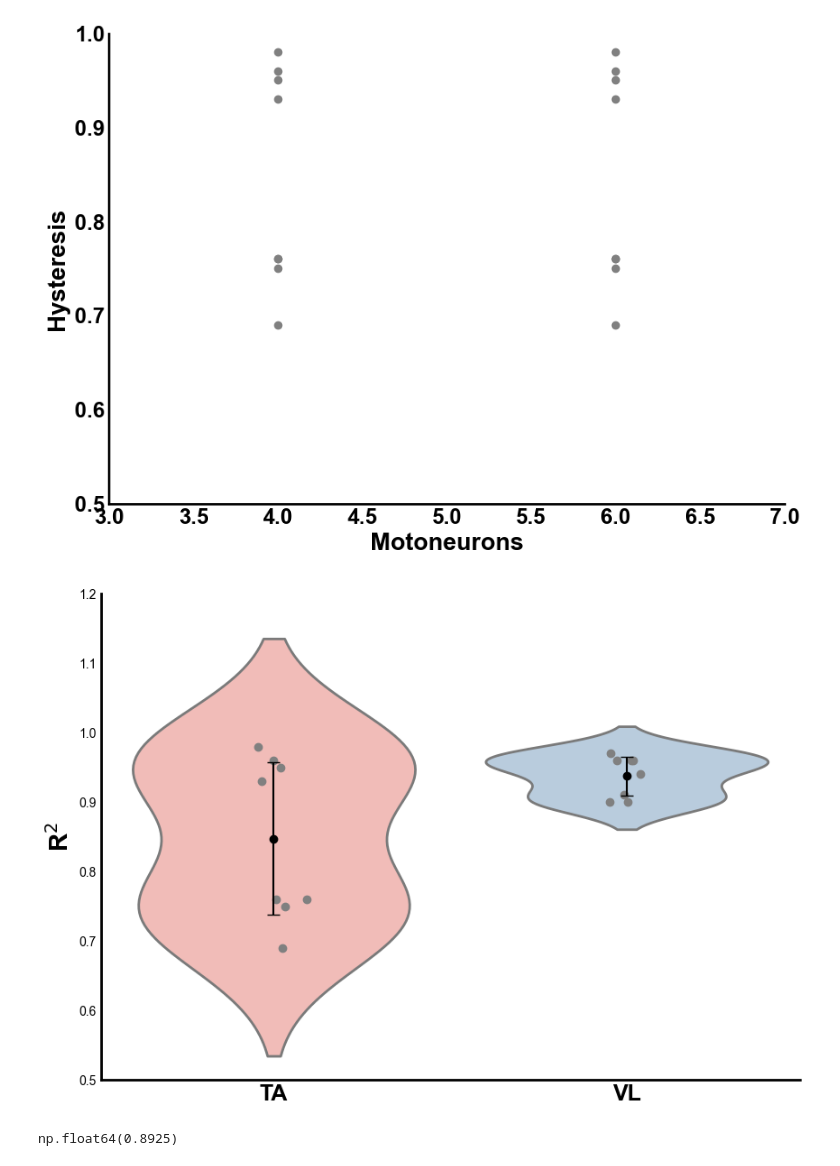
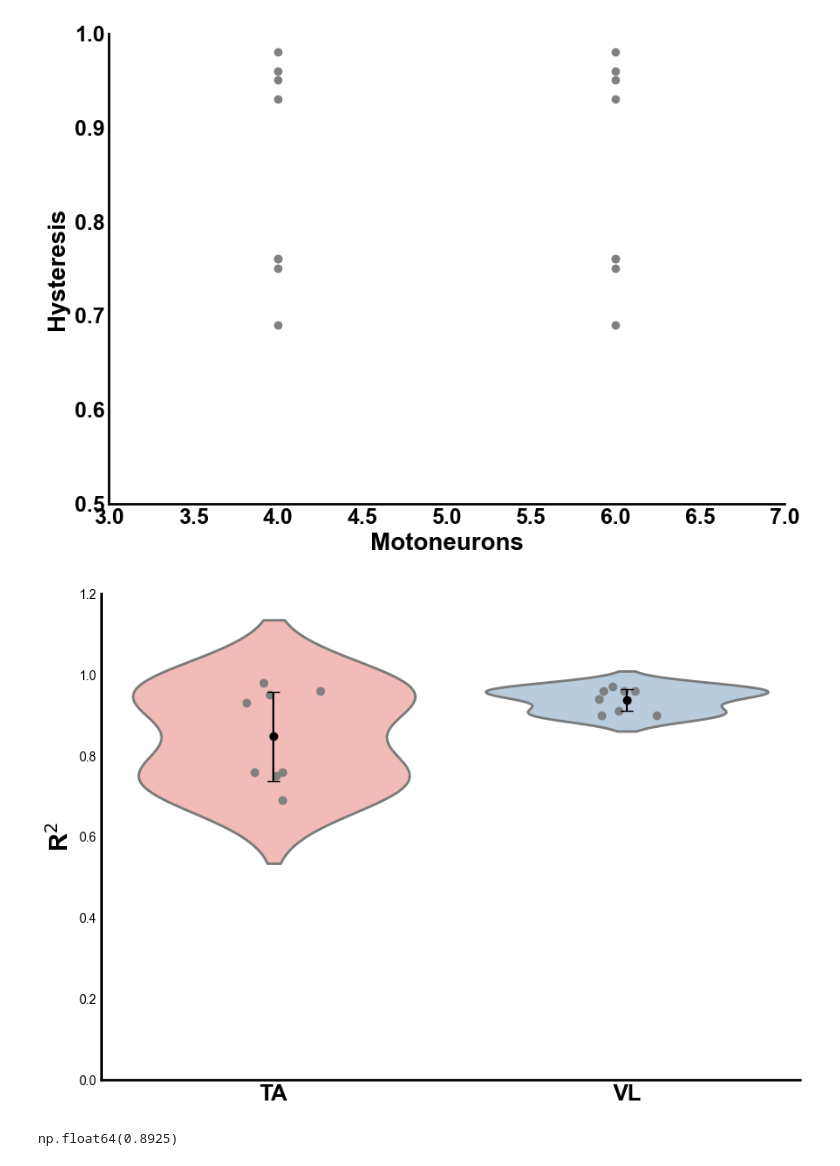
Before and after one commit to natmtc/flexible-motoneuron-control, a Jupyter notebook: Plot_figures.ipynb, the cells around one changed output. Saved outputs shown, nothing was run; the diff lists cells and outputs as text; code cells hidden in the pictures.

```diff
--- a/Plot_figures.ipynb
+++ b/Plot_figures.ipynb
@@ -462,36 +515,37 @@ for i, group in enumerate(data):
     jittered_x = np.random.normal(i, 0.05, size=len(group))  # Add jitter for better visibility
     plt.scatter(jittered_x, group, color='gray', zorder=10)
 
 # Overlay mean and standard deviation
 for i, group in enumerate(data):
     mean = np.mean(group)
     std = np.std(group)
     # Add the mean point
     plt.scatter(i, mean, color='black', zorder=11, label='Mean ± SD' if i == 0 else None)
     # Add the error bar
     plt.errorbar(i, mean, yerr=std, fmt='none', ecolor='black', capsize=5, zorder=10)
 
 # Customize axis labels and appearance
 ax.set_xticks(range(len(labels)))
 ax.set_xticklabels(labels, fontsize=18, fontweight='bold')
 ax.set_ylabel('R$^2$', fontsize=20, fontweight='bold')
 # ax.set_xlabel('Motoneurons', fontsize=20, fontweight='bold')
 
 # Hide grid and set line widths
 ax.grid(False)
 sns.despine()
 ax.tick_params(axis='both', length=0)
 ax.spines['bottom'].set_linewidth(2)
 ax.spines['left'].set_linewidth(2)
 
 # Set y-limits for better visibility
-plt.ylim(0.5, 1.2)
+plt.ylim(0, 1.2)
 
 # Show the plot
-plt.savefig('/Users/nmt121/Desktop/figures/r2eachsubject.pdf', dpi=300, bbox_inches='tight')
+plt.savefig("/Users/nmt121/Desktop/trial.svg", dpi=300, bbox_inches='tight')
+
 plt.show()
 # %% [output]
-[figure, old version]
+[figure, new version]
 # %%
 np.mean([0.93, 0.69, 0.76, 0.95, 0.96, 0.75, 0.98, 0.76, 0.9, 0.94, 0.96, 0.96, 0.96, 0.97, 0.91, 0.9])
 # %% [output]
```
Also changed, not shown: parts of 6 cells of this notebook, 2 other files.
